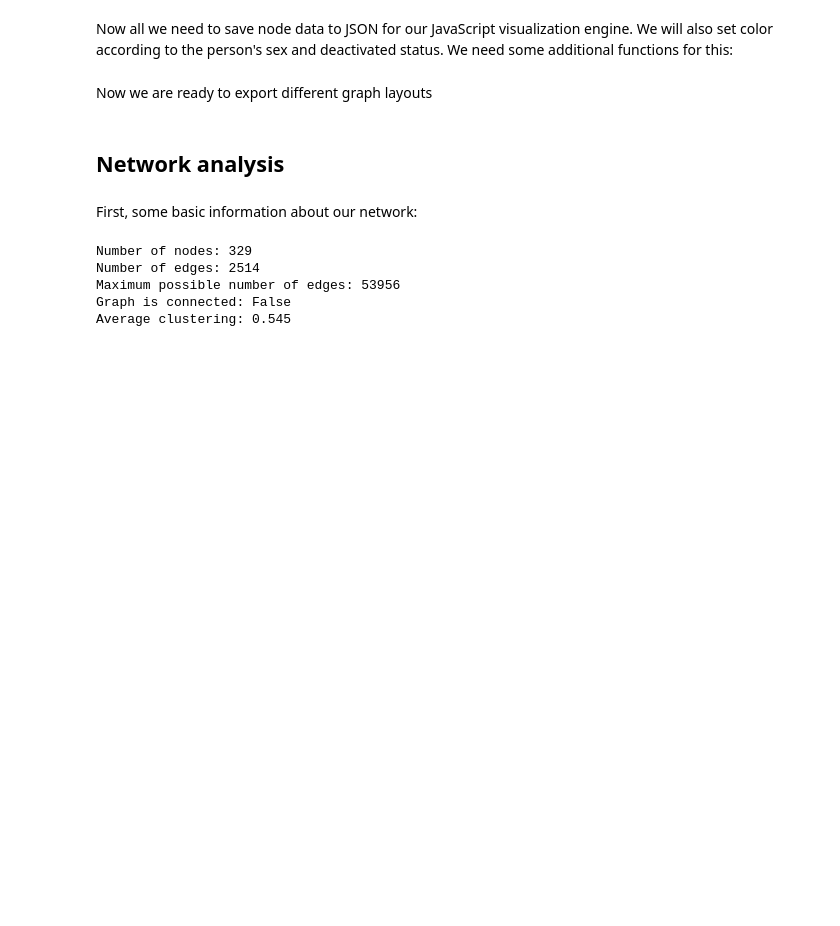
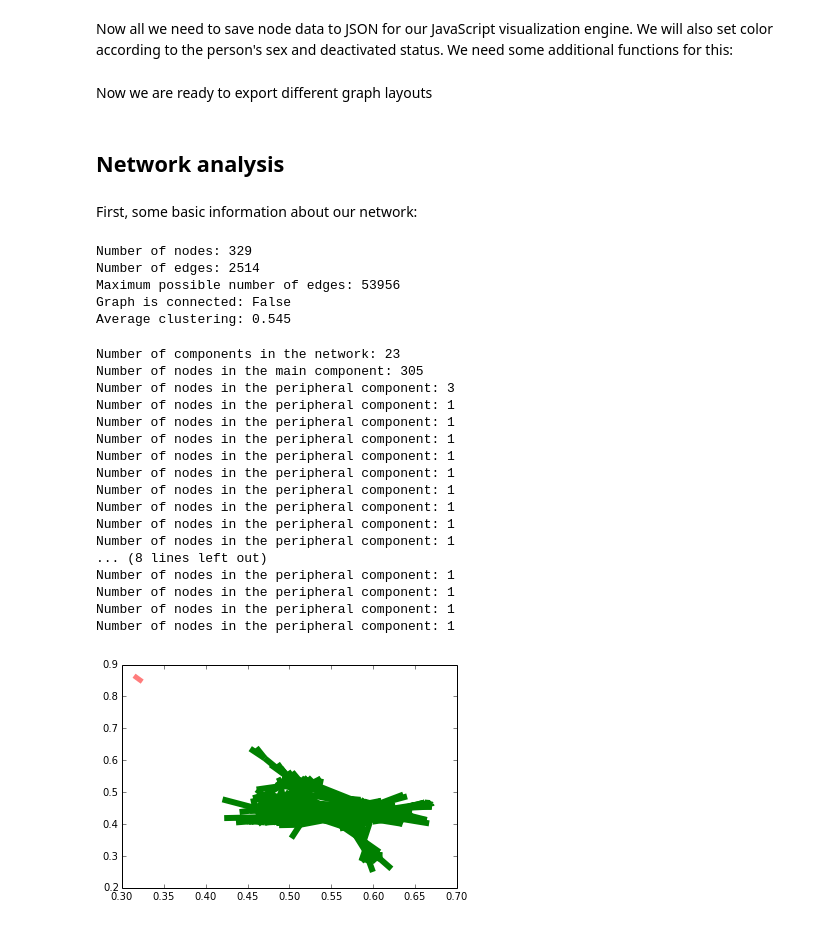
Before and after one commit to max-ionov/ismw-2015, a Jupyter notebook: task-1/vkgraph.ipynb, the cells around one changed output. Cells and saved outputs as stored; diff of their text form; code cells hidden in the pictures; blank space fills up the shorter version.

```diff
--- a/task-1/vkgraph.ipynb
+++ b/task-1/vkgraph.ipynb
@@ -93,3 +95,42 @@ Number of edges: 2514
 Maximum possible number of edges: 53956
 Graph is connected: False
 Average clustering: 0.545
+# %%
+subgraphs = nx.connected_component_subgraphs(g)
+print 'Number of components in the network: {}'.format(len(subgraphs))
+print 'Number of nodes in the main component: {}'.format(subgraphs[0].number_of_nodes())
+nx.draw_networkx_edges(subgraphs[0],positions['default_fruchterman_reingold'][0],
+                           with_labels=False,
+                           edge_color='g',
+                           width=6.0)
+for subgraph in subgraphs[1:]:
+    print 'Number of nodes in the peripheral component: {}'.format(subgraph.number_of_nodes())
+    if len(subgraph) > 1:
+        nx.draw_networkx_edges(subgraph, positions['default_fruchterman_reingold'][0],
+                                     with_labels=False,
+                                     edge_color='r',
+                                     alpha=0.3,
+                                     width=5.0
+                                     )
+
+plt.savefig('subgraphs.png')
+plt.show()
+# %% [output]
+Number of components in the network: 23
+Number of nodes in the main component: 305
+Number of nodes in the peripheral component: 3
+Number of nodes in the peripheral component: 1
+Number of nodes in the peripheral component: 1
+Number of nodes in the peripheral component: 1
+Number of nodes in the peripheral component: 1
+Number of nodes in the peripheral component: 1
+Number of nodes in the peripheral component: 1
+Number of nodes in the peripheral component: 1
+Number of nodes in the peripheral component: 1
+Number of nodes in the peripheral component: 1
+... (8 lines left out)
+Number of nodes in the peripheral component: 1
+Number of nodes in the peripheral component: 1
+Number of nodes in the peripheral component: 1
+Number of nodes in the peripheral component: 1
+[figure, added]
```
Also changed, not shown: parts of 2 cells of this notebook, 5 other files.
